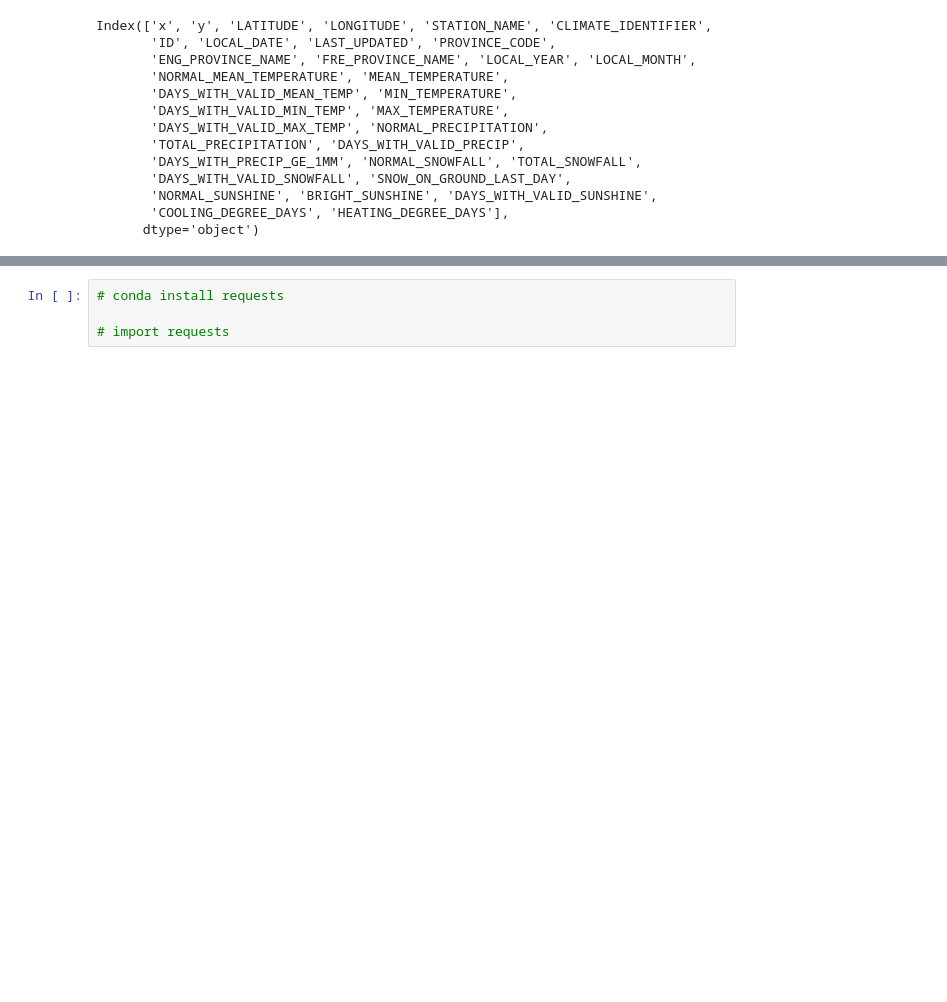
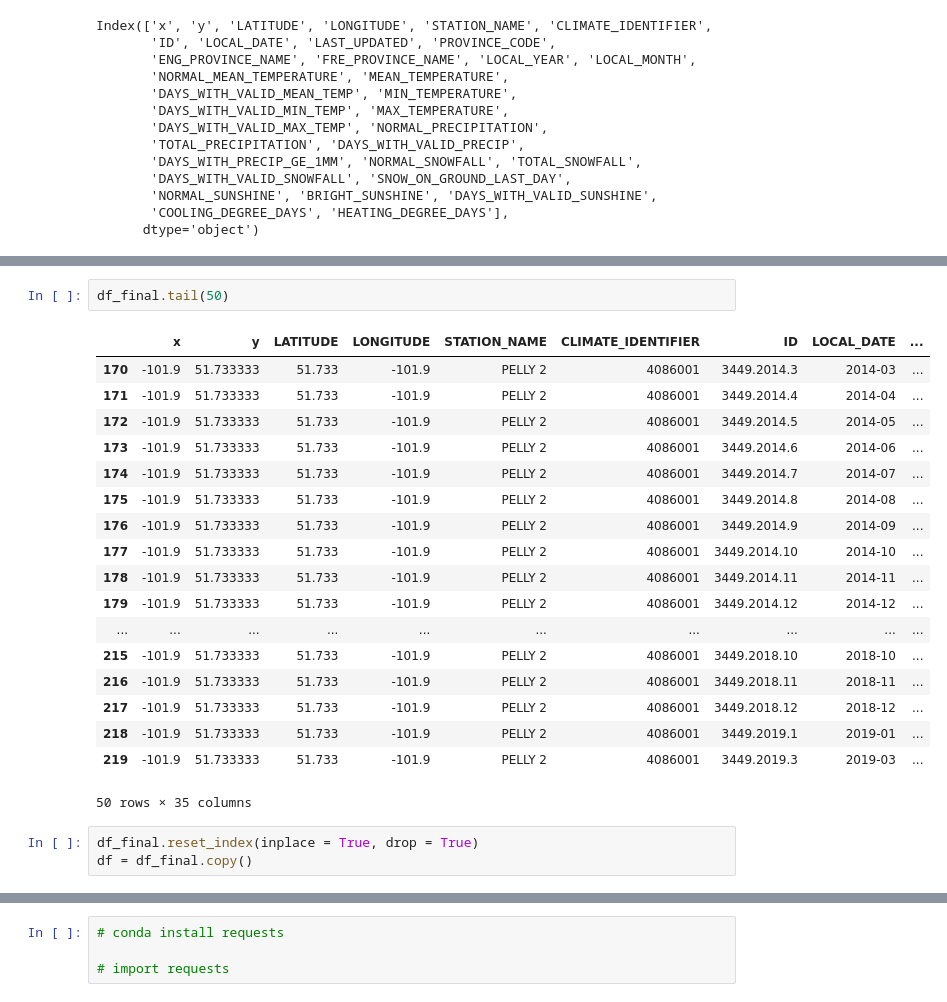
Before and after one commit to kolekrstev/Canada-Agriculture-Analysis, a Jupyter notebook: DataIngestionObservation.ipynb, the cells around one changed output, grey strips where cells are left out. Cells and saved outputs as stored; diff of their text form; blank space fills up the shorter version.

```diff
--- a/DataIngestionObservation.ipynb
+++ b/DataIngestionObservation.ipynb
@@ -67,3 +257,27 @@ df[['CLIMATE_IDENTIFIER', 'LOCAL_YEAR', 'LOCAL_MONTH', 'MEAN_TEMPERATURE', 'MIN_
+# %%
+df_final.tail(50)
+# %% [output]
+|  | x | y | LATITUDE | LONGITUDE | STATION_NAME | CLIMATE_IDENTIFIER | ID | LOCAL_DATE | ... |
+| 170 | -101.9 | 51.733333 | 51.733 | -101.9 | PELLY 2 | 4086001 | 3449.2014.3 | 2014-03 | ... |
+| 171 | -101.9 | 51.733333 | 51.733 | -101.9 | PELLY 2 | 4086001 | 3449.2014.4 | 2014-04 | ... |
+| 172 | -101.9 | 51.733333 | 51.733 | -101.9 | PELLY 2 | 4086001 | 3449.2014.5 | 2014-05 | ... |
+| 173 | -101.9 | 51.733333 | 51.733 | -101.9 | PELLY 2 | 4086001 | 3449.2014.6 | 2014-06 | ... |
+| 174 | -101.9 | 51.733333 | 51.733 | -101.9 | PELLY 2 | 4086001 | 3449.2014.7 | 2014-07 | ... |
+| 175 | -101.9 | 51.733333 | 51.733 | -101.9 | PELLY 2 | 4086001 | 3449.2014.8 | 2014-08 | ... |
+| 176 | -101.9 | 51.733333 | 51.733 | -101.9 | PELLY 2 | 4086001 | 3449.2014.9 | 2014-09 | ... |
+| 177 | -101.9 | 51.733333 | 51.733 | -101.9 | PELLY 2 | 4086001 | 3449.2014.10 | 2014-10 | ... |
+| 178 | -101.9 | 51.733333 | 51.733 | -101.9 | PELLY 2 | 4086001 | 3449.2014.11 | 2014-11 | ... |
+| 179 | -101.9 | 51.733333 | 51.733 | -101.9 | PELLY 2 | 4086001 | 3449.2014.12 | 2014-12 | ... |
+| ... | ... | ... | ... | ... | ... | ... | ... | ... | ... |
+| 215 | -101.9 | 51.733333 | 51.733 | -101.9 | PELLY 2 | 4086001 | 3449.2018.10 | 2018-10 | ... |
+| 216 | -101.9 | 51.733333 | 51.733 | -101.9 | PELLY 2 | 4086001 | 3449.2018.11 | 2018-11 | ... |
+| 217 | -101.9 | 51.733333 | 51.733 | -101.9 | PELLY 2 | 4086001 | 3449.2018.12 | 2018-12 | ... |
+| 218 | -101.9 | 51.733333 | 51.733 | -101.9 | PELLY 2 | 4086001 | 3449.2019.1 | 2019-01 | ... |
+| 219 | -101.9 | 51.733333 | 51.733 | -101.9 | PELLY 2 | 4086001 | 3449.2019.3 | 2019-03 | ... |
+50 rows × 35 columns
+# %%
+df_final.reset_index(inplace = True, drop = True)
+df = df_final.copy()
 # %%
 connection = mysql.connector.connect(user='root', password='your_password', host='127.0.0.1', database='field_crops')
 cursor = connection.cursor()
```
Also changed, not shown: parts of 16 cells of this notebook.
